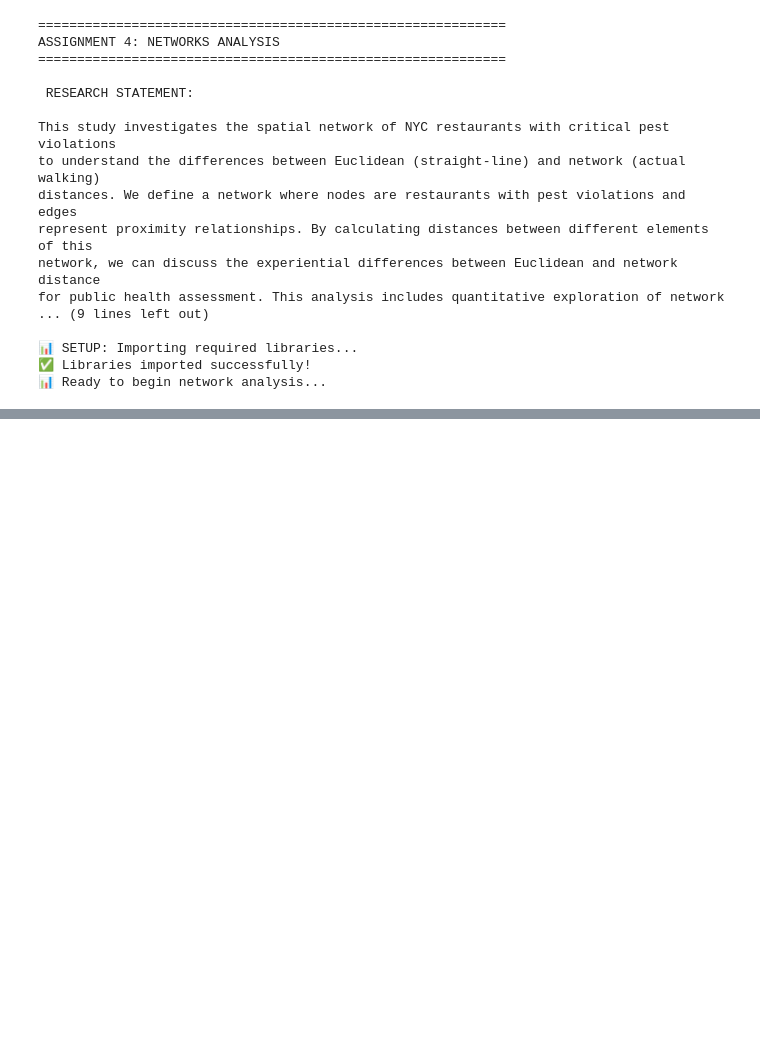
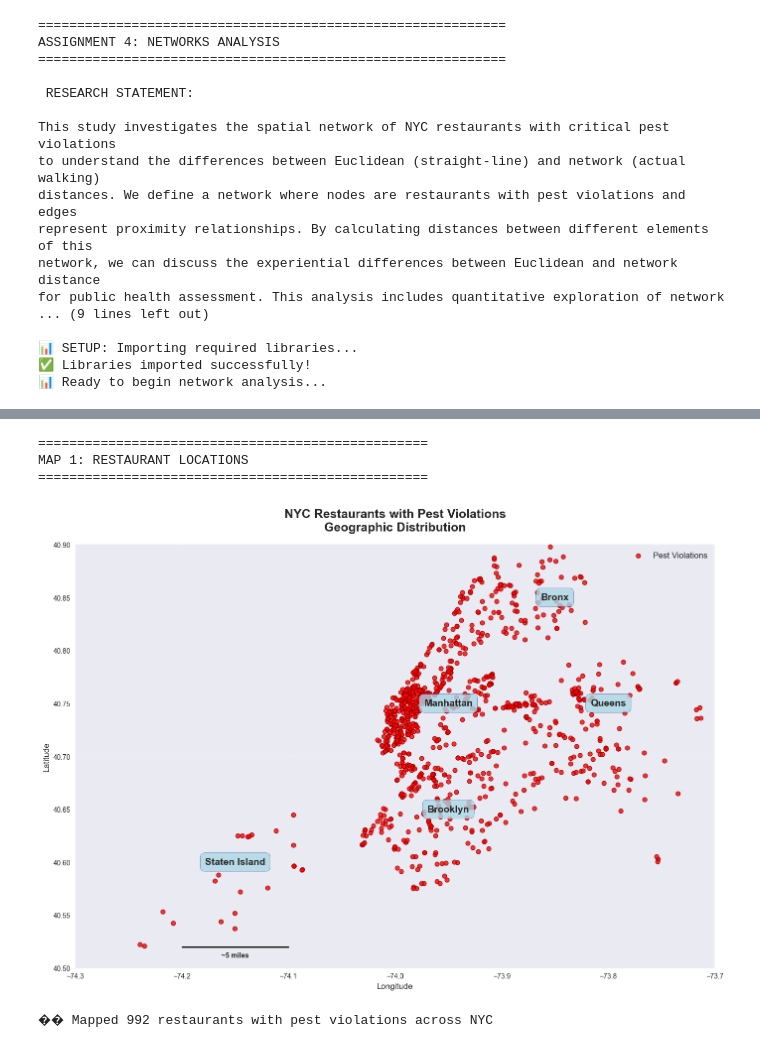
Before and after one commit to romeli7/cdp-mapping-systems, a Jupyter notebook: Assignments/Assignment 4 networks/Assignment4_Networks_Pest_Analysis.ipynb, the cells around one changed output, grey strips where cells are left out. Saved outputs shown, nothing was run; the diff lists cells and outputs as text; code cells hidden in the pictures; blank space fills up the shorter version.

```diff
--- a/Assignments/Assignment 4 networks/Assignment4_Networks_Pest_Analysis.ipynb
+++ b/Assignments/Assignment 4 networks/Assignment4_Networks_Pest_Analysis.ipynb
@@ -209,0 +293,58 @@ KeyboardInterrupt:
+# %%
+# Cell 5: Map 1 - Restaurant Locations (Enhanced)
+print("\n" + "="*50)
+print("MAP 1: RESTAURANT LOCATIONS")
+print("="*50)
+
+# Create a more map-like visualization
+fig, ax = plt.subplots(figsize=(14, 10))
+
+# Set map bounds to focus on NYC
+ax.set_xlim(-74.3, -73.7)
+ax.set_ylim(40.5, 40.9)
+
+# Add background grid that looks more like a map
+ax.grid(True, alpha=0.2, linestyle='-', linewidth=0.5)
+
+# Plot restaurants with better geographic styling
+scatter = ax.scatter(gdf['longitude'], gdf['latitude'],
+                    c='red', s=40, alpha=0.8, edgecolors='darkred', linewidth=1, zorder=5)
+
+# Add borough labels with better positioning
+boro_centers = {
+    'Manhattan': (-73.95, 40.75),
+    'Brooklyn': (-73.95, 40.65),
+    'Queens': (-73.8, 40.75),
+    'Bronx': (-73.85, 40.85),
+    'Staten Island': (-74.15, 40.6)
+}
+
+for boro, (lon, lat) in boro_centers.items():
+    ax.annotate(boro, (lon, lat),
+                fontsize=14, fontweight='bold', ha='center', va='center',
+                bbox=dict(boxstyle="round,pad=0.5", facecolor='lightblue', alpha=0.8, edgecolor='navy'),
+                zorder=6)
+
+# Add map-like elements
+ax.set_title('NYC Restaurants with Pest Violations\nGeographic Distribution',
+             fontsize=18, fontweight='bold', pad=20)
+ax.set_xlabel('Longitude', fontsize=12)
+ax.set_ylabel('Latitude', fontsize=12)
+
+# Add scale indicator
+ax.plot([-74.2, -74.1], [40.52, 40.52], 'k-', linewidth=2, zorder=6)
+ax.text(-74.15, 40.51, '~5 miles', ha='center', fontsize=10, fontweight='bold')
+
+# Add legend
+ax.legend([scatter], ['Pest Violations'], loc='upper right', fontsize=12)
+
+plt.tight_layout()
+plt.show()
+
+print(f"��️ Mapped {len(gdf)} restaurants with pest violations across NYC")
+# %% [output]
+==================================================
+MAP 1: RESTAURANT LOCATIONS
+==================================================
+[figure, added]
+��️ Mapped 992 restaurants with pest violations across NYC
```
Also changed, not shown: parts of 10 cells of this notebook.
